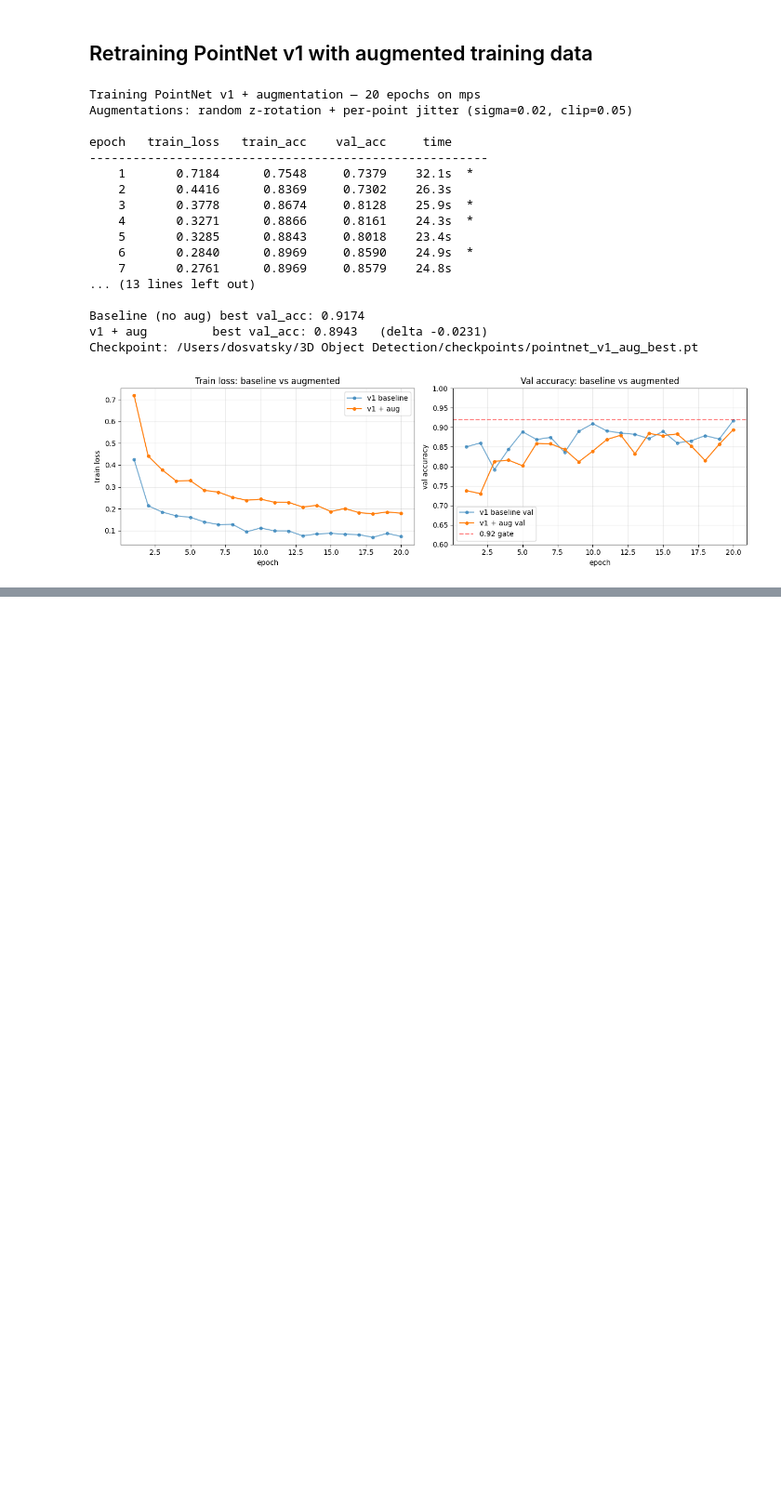
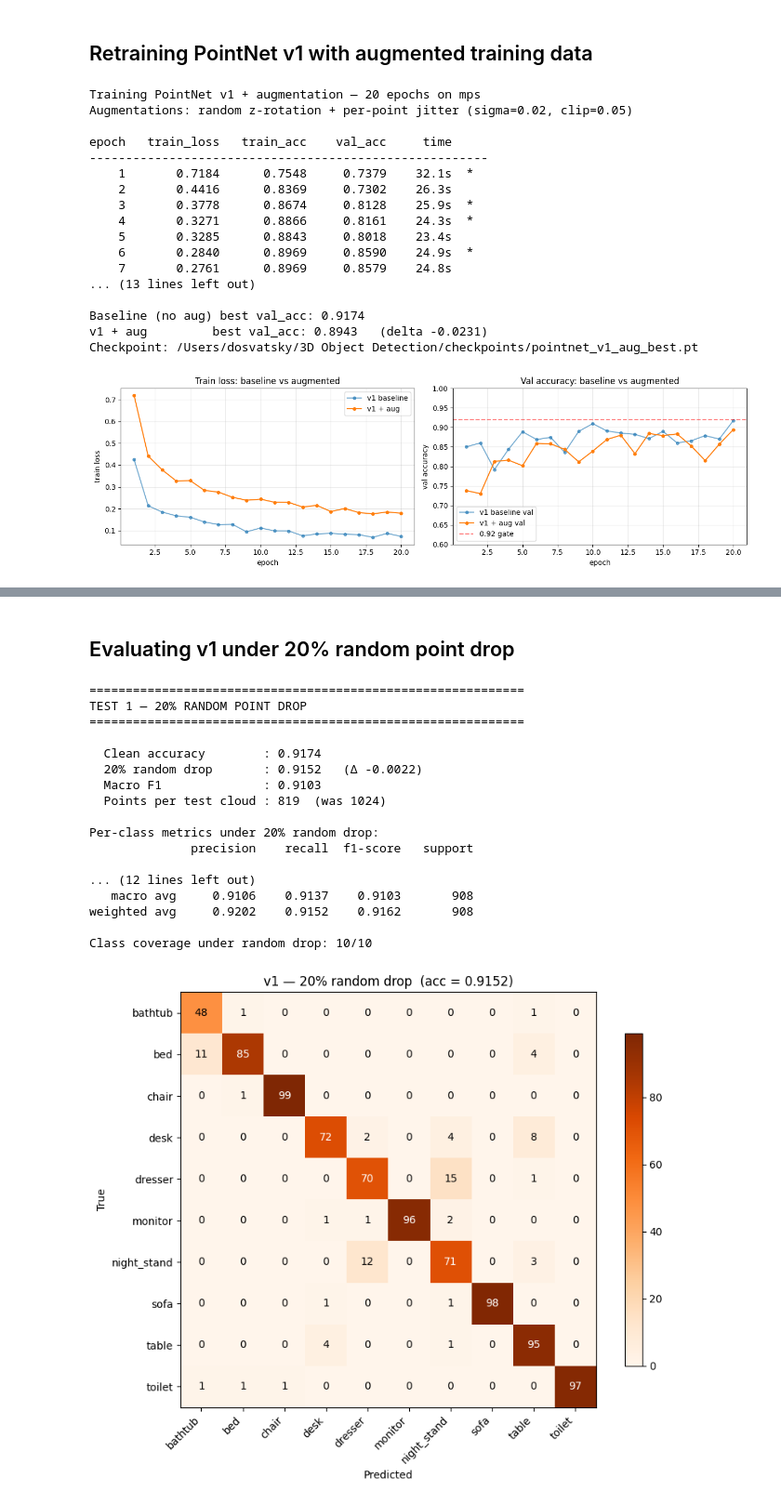
Before and after one commit to Vatsy05/3D-Object-Detection, a Jupyter notebook: notebooks/PointCloudPointNet.ipynb, the cells around one changed output, grey strips where cells are left out. Shown at 93% size. Drawn from its saved outputs; the diff is of its cells as text; code cells hidden in the pictures; blank space fills up the shorter version.

```diff
--- a/notebooks/PointCloudPointNet.ipynb
+++ b/notebooks/PointCloudPointNet.ipynb
@@ -861,0 +916,80 @@ Checkpoint: /Users/dosvatsky/3D Object Detection/checkpoints/pointnet_v1_aug_bes
+# %% [markdown]
+## Evaluating v1 under 20% random point drop
+# %%
+from sklearn.metrics import classification_report, confusion_matrix, accuracy_score, f1_score
+
+# Load v1 baseline
+model = PointNetV1(num_classes=10).to(device)
+model.load_state_dict(torch.load(best_path, map_location=device, weights_only=True))
+model.eval()
+
+def evaluate_with_transform(model, cached_ds, transform_fn, transform_kwargs, device, seed=42, batch_size=32):
+    """Apply transform_fn to every test sample, run model, return (preds, labels) arrays."""
+    rng = np.random.default_rng(seed)
+    all_preds, all_labels = [], []
+    n = len(cached_ds)
+    with torch.no_grad():
+        for start in range(0, n, batch_size):
+            end = min(start + batch_size, n)
+            batch_pts, batch_lbls = [], []
+            for i in range(start, end):
+                pts_t = transform_fn(cached_ds.points[i], rng=rng, **transform_kwargs)
+                batch_pts.append(pts_t)
+                batch_lbls.append(int(cached_ds.labels[i]))
+            batch_tensor = torch.from_numpy(np.stack(batch_pts).astype(np.float32)).to(device)
+            preds = model(batch_tensor).argmax(1).cpu().numpy()
+            all_preds.append(preds)
+            all_labels.extend(batch_lbls)
+    return np.concatenate(all_preds), np.array(all_labels)
+
+
+print("=" * 60)
+print("TEST 1 — 20% RANDOM POINT DROP")
+print("=" * 60)
+
+preds_drop, labels_drop = evaluate_with_transform(
+    model, test_cached, random_drop, {"drop_ratio": 0.20}, device, seed=42
+)
+acc_drop      = accuracy_score(labels_drop, preds_drop)
+macro_f1_drop = f1_score(labels_drop, preds_drop, average="macro")
+
+print(f"\n  Clean accuracy        : 0.9174")
+print(f"  20% random drop       : {acc_drop:.4f}   (Δ {acc_drop - 0.9174:+.4f})")
+print(f"  Macro F1              : {macro_f1_drop:.4f}")
+print(f"  Points per test cloud : {int(1024 * 0.8)}  (was 1024)")
+print(f"\nPer-class metrics under 20% random drop:")
+print(classification_report(labels_drop, preds_drop, target_names=CLASSES, digits=4))
+print(f"Class coverage under random drop: {len(set(preds_drop.tolist()))}/10")
+
+cm = confusion_matrix(labels_drop, preds_drop, labels=list(range(10)))
+fig, ax = plt.subplots(figsize=(9, 7))
+im = ax.imshow(cm, cmap="Oranges")
+ax.set_xticks(range(10)); ax.set_yticks(range(10))
+ax.set_xticklabels(CLASSES, rotation=45, ha="right")
+ax.set_yticklabels(CLASSES)
+ax.set_xlabel("Predicted"); ax.set_ylabel("True")
+ax.set_title(f"v1 — 20% random drop  (acc = {acc_drop:.4f})")
+for i in range(10):
+    for j in range(10):
+        ax.text(j, i, cm[i, j], ha="center", va="center",
+                color="white" if cm[i, j] > cm.max()/2 else "black", fontsize=10)
+plt.colorbar(im, ax=ax, shrink=0.8); plt.tight_layout(); plt.show()
+# %% [output]
+============================================================
+TEST 1 — 20% RANDOM POINT DROP
+============================================================
+
+  Clean accuracy        : 0.9174
+  20% random drop       : 0.9152   (Δ -0.0022)
+  Macro F1              : 0.9103
+  Points per test cloud : 819  (was 1024)
+
+Per-class metrics under 20% random drop:
+              precision    recall  f1-score   support
+
+... (12 lines left out)
+   macro avg     0.9106    0.9137    0.9103       908
+weighted avg     0.9202    0.9152    0.9162       908
+
+Class coverage under random drop: 10/10
+[figure, added]
```
Also changed, not shown: parts of 4 cells of this notebook.
